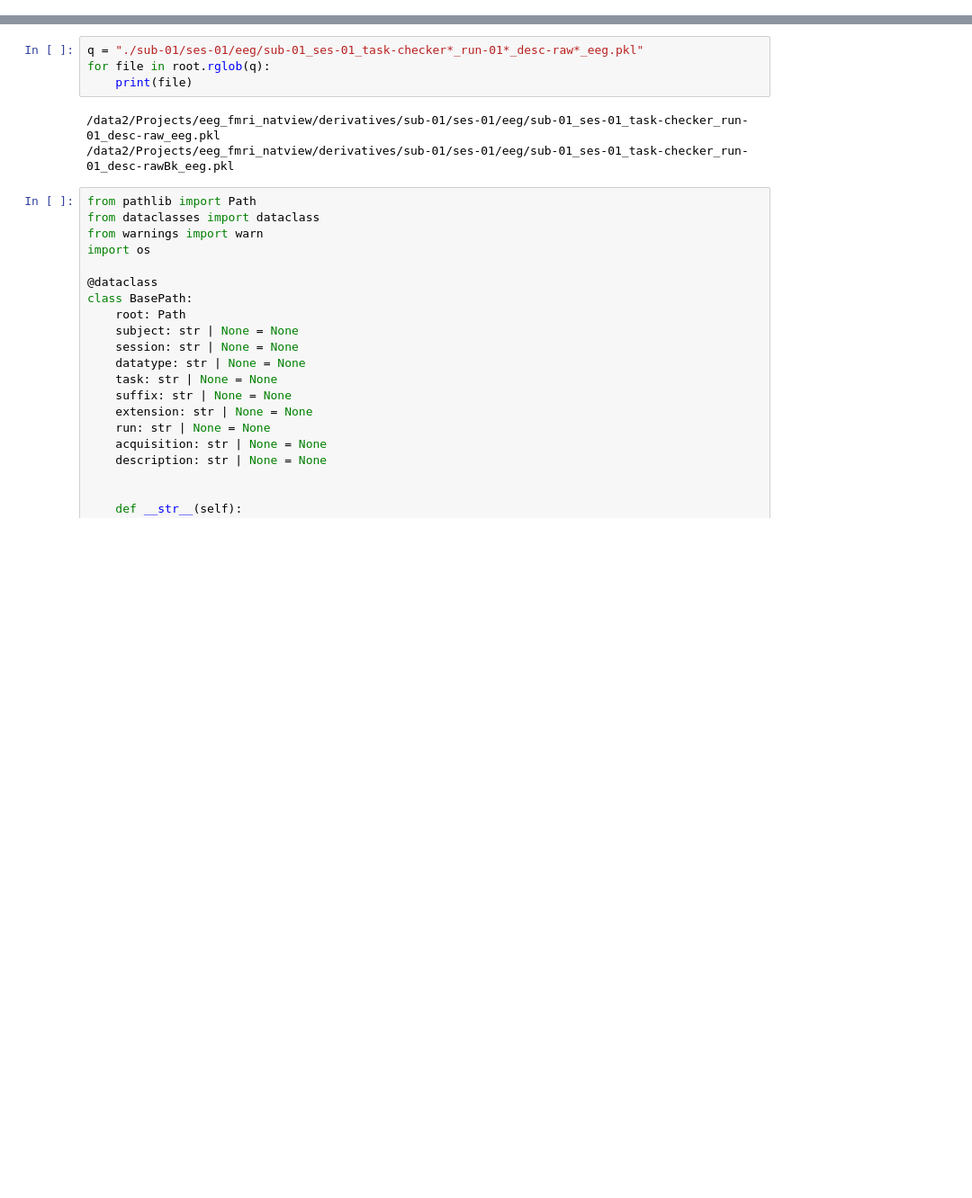
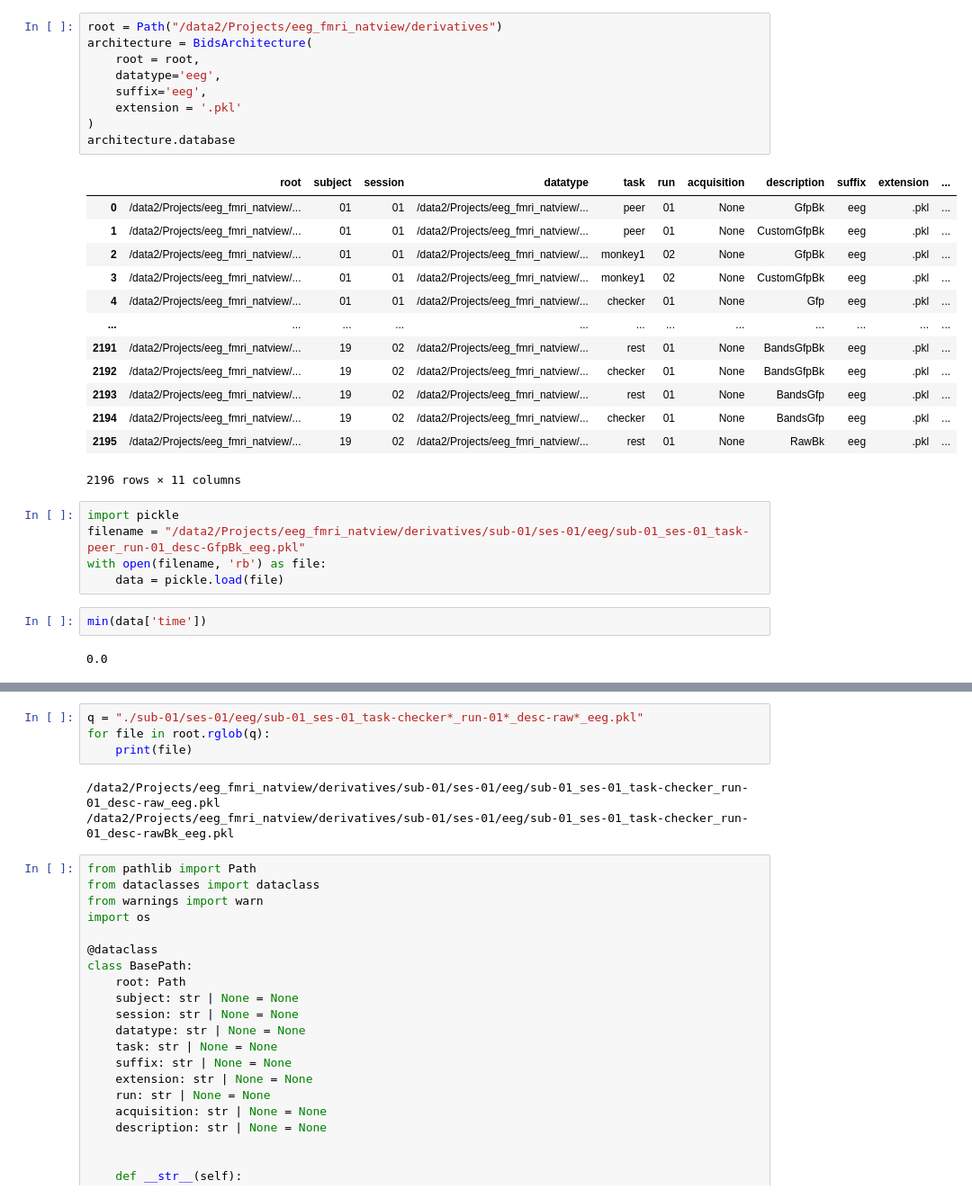
Before and after one commit to childmindresearch/eeg_research, a Jupyter notebook: src/eeg_research/system/test_lab.ipynb, the cells around one changed output, grey strips where cells are left out. Shown at 90% size. Saved outputs shown, nothing was run; the diff lists cells and outputs as text; blank space fills up the shorter version.

```diff
--- a/src/eeg_research/system/test_lab.ipynb
+++ b/src/eeg_research/system/test_lab.ipynb
@@ -15,0 +150,32 @@ BidsArchitecture(root=PosixPath('/data2/Projects/eeg_fmri_natview/derivatives'),
+# %%
+root = Path("/data2/Projects/eeg_fmri_natview/derivatives")
+architecture = BidsArchitecture(
+    root = root,
+    datatype='eeg',
+    suffix='eeg',
+    extension = '.pkl'
+)
+architecture.database
+# %% [output]
+|  | root | subject | session | datatype | task | run | acquisition | description | suffix | extension | ... |
+| 0 | /data2/Projects/eeg_fmri_natview/... | 01 | 01 | /data2/Projects/eeg_fmri_natview/... | peer | 01 | None | GfpBk | eeg | .pkl | ... |
+| 1 | /data2/Projects/eeg_fmri_natview/... | 01 | 01 | /data2/Projects/eeg_fmri_natview/... | peer | 01 | None | CustomGfpBk | eeg | .pkl | ... |
+| 2 | /data2/Projects/eeg_fmri_natview/... | 01 | 01 | /data2/Projects/eeg_fmri_natview/... | monkey1 | 02 | None | GfpBk | eeg | .pkl | ... |
+| 3 | /data2/Projects/eeg_fmri_natview/... | 01 | 01 | /data2/Projects/eeg_fmri_natview/... | monkey1 | 02 | None | CustomGfpBk | eeg | .pkl | ... |
+| 4 | /data2/Projects/eeg_fmri_natview/... | 01 | 01 | /data2/Projects/eeg_fmri_natview/... | checker | 01 | None | Gfp | eeg | .pkl | ... |
+| ... | ... | ... | ... | ... | ... | ... | ... | ... | ... | ... | ... |
+| 2191 | /data2/Projects/eeg_fmri_natview/... | 19 | 02 | /data2/Projects/eeg_fmri_natview/... | rest | 01 | None | BandsGfpBk | eeg | .pkl | ... |
+| 2192 | /data2/Projects/eeg_fmri_natview/... | 19 | 02 | /data2/Projects/eeg_fmri_natview/... | checker | 01 | None | BandsGfpBk | eeg | .pkl | ... |
+| 2193 | /data2/Projects/eeg_fmri_natview/... | 19 | 02 | /data2/Projects/eeg_fmri_natview/... | rest | 01 | None | BandsGfp | eeg | .pkl | ... |
+| 2194 | /data2/Projects/eeg_fmri_natview/... | 19 | 02 | /data2/Projects/eeg_fmri_natview/... | checker | 01 | None | BandsGfp | eeg | .pkl | ... |
+| 2195 | /data2/Projects/eeg_fmri_natview/... | 19 | 02 | /data2/Projects/eeg_fmri_natview/... | rest | 01 | None | RawBk | eeg | .pkl | ... |
+2196 rows × 11 columns
+# %%
+import pickle
+filename = "/data2/Projects/eeg_fmri_natview/derivatives/sub-01/ses-01/eeg/sub-01_ses-01_task-peer_run-01_desc-GfpBk_eeg.pkl"
+with open(filename, 'rb') as file:
+    data = pickle.load(file)
+# %%
+min(data['time'])
+# %% [output]
+0.0
```
Also changed, not shown: parts of 21 cells of this notebook, 3 other files.
